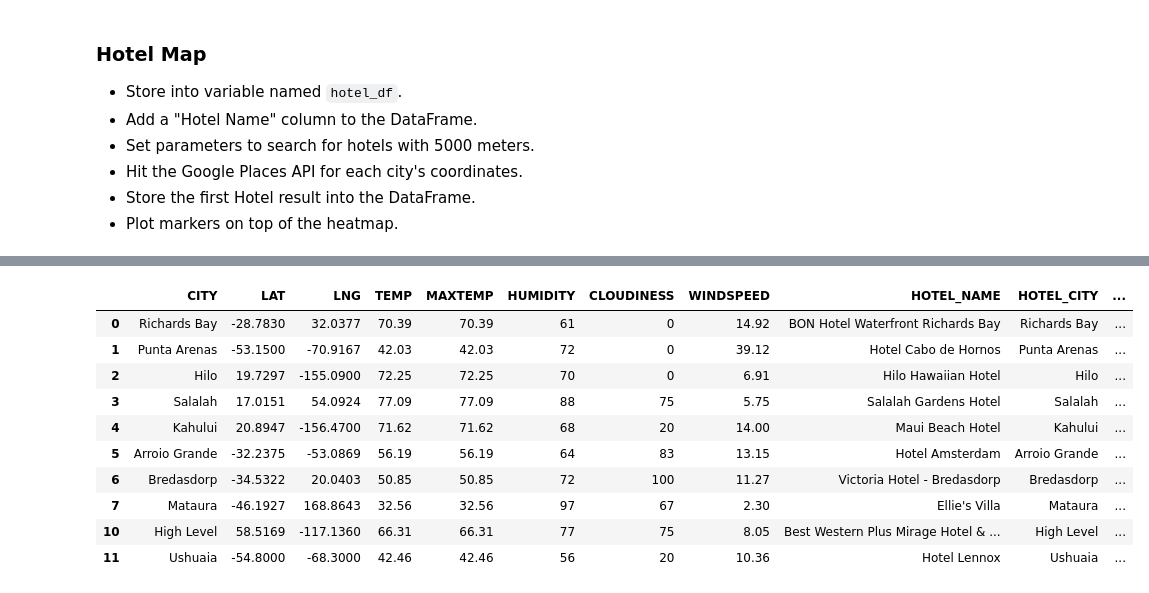
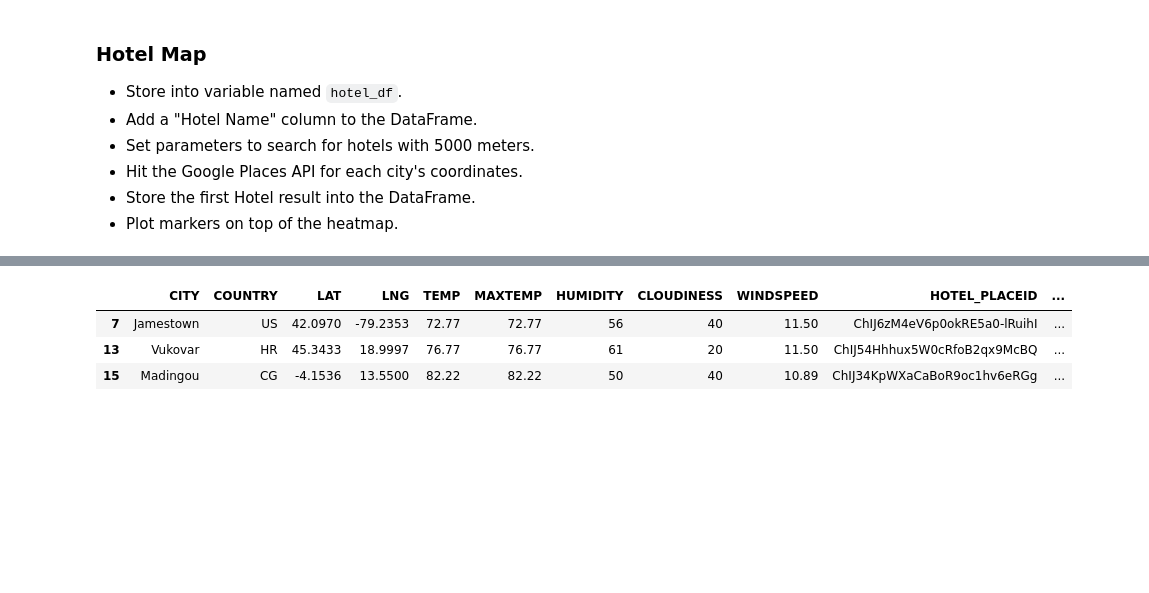
Before and after one commit to billthedataguy/python-api-challenge, a Jupyter notebook: starter_code/VacationPy.ipynb, the cells around one changed output, grey strips where cells are left out. Saved outputs shown, nothing was run; the diff lists cells and outputs as text; code cells hidden in the pictures; blank space fills up the shorter version.

```diff
--- a/starter_code/VacationPy.ipynb
+++ b/starter_code/VacationPy.ipynb
@@ -101,10 +96,13 @@ best_cities_df
 * Store the first Hotel result into the DataFrame.
 * Plot markers on top of the heatmap.
 # %%
-hotel_df = df.copy()
+hotel_df = best_cities_df.copy()
 
+hotel_df["HOTEL_PLACEID"] = "NULL"
 hotel_df["HOTEL_NAME"] = "NULL"
 hotel_df["HOTEL_CITY"] = "NULL"
 hotel_df["HOTEL_COUNTRY"] = "NULL"
 
-hotel_df = hotel_df.head(10)
+hotel_df
+
+# hotel_df = hotel_df.head(10)
@@ -138,15 +142,15 @@ for index, row in hotel_df.iterrows():
 
     # convert to json
     hotel_json = hotel_data.json()
-    pprint(hotel_json)
+    # pprint(hotel_json)
 
 #     # Since some data may be missing we incorporate a try-except to skip any that are missing a data point.
 
     try:
-        hotel_df.loc[index, "HOTEL_NAME"] = hotel_json["results"][0]["name"]
-        hotel_df.loc[index, "HOTEL_CITY"] = hotel_json["results"][0]["plus_code"]["compound_code"].split(",")[0].split(" ", 1)[1]
-        hotel_df.loc[index, "HOTEL_COUNTRY"] = hotel_json["results"][0]["plus_code"]["compound_code"].split(",")[1]
-        # print(f'HOTEL TO ADD: {hotel_json["results"][0]["name"]}')
+        hotel_df.loc[index, "HOTEL_PLACEID"] = hotel_json["results"][0]["place_id"]
+#         hotel_df.loc[index, "HOTEL_CITY"] = hotel_json["results"][0]["plus_code"]["compound_code"].split(",")[0].split(" ", 1)[1]
+#         hotel_df.loc[index, "HOTEL_COUNTRY"] = hotel_json["results"][0]["plus_code"]["compound_code"].split(",")[1]
+#         # print(f'HOTEL TO ADD: {hotel_json["results"][0]["name"]}')
 
     except (KeyError, IndexError):
 
@@ -172,16 +162,13 @@ for index, row in hotel_df.iterrows():
 # %%
-df = hotel_df.loc[   hotel_df["HOTEL_NAME"] != "NULL", :]
-df.reset_index(drop=True)
-df
+cleanhotel_df = hotel_df.loc[ (hotel_df["HOTEL_PLACEID"] != "NULL"), :]
+
+cleanhotel_df
+
+# df = hotel_df.loc[   hotel_df["HOTEL_NAME"] != "NULL", :]
+# df.reset_index(drop=True)
+# df
 # %% [output]
-|  | CITY | LAT | LNG | TEMP | MAXTEMP | HUMIDITY | CLOUDINESS | WINDSPEED | HOTEL_NAME | HOTEL_CITY | ... |
-| 0 | Richards Bay | -28.7830 | 32.0377 | 70.39 | 70.39 | 61 | 0 | 14.92 | BON Hotel Waterfront Richards Bay | Richards Bay | ... |
-| 1 | Punta Arenas | -53.1500 | -70.9167 | 42.03 | 42.03 | 72 | 0 | 39.12 | Hotel Cabo de Hornos | Punta Arenas | ... |
-| 2 | Hilo | 19.7297 | -155.0900 | 72.25 | 72.25 | 70 | 0 | 6.91 | Hilo Hawaiian Hotel | Hilo | ... |
-| 3 | Salalah | 17.0151 | 54.0924 | 77.09 | 77.09 | 88 | 75 | 5.75 | Salalah Gardens Hotel | Salalah | ... |
-| 4 | Kahului | 20.8947 | -156.4700 | 71.62 | 71.62 | 68 | 20 | 14.00 | Maui Beach Hotel | Kahului | ... |
-| 5 | Arroio Grande | -32.2375 | -53.0869 | 56.19 | 56.19 | 64 | 83 | 13.15 | Hotel Amsterdam | Arroio Grande | ... |
-| 6 | Bredasdorp | -34.5322 | 20.0403 | 50.85 | 50.85 | 72 | 100 | 11.27 | Victoria Hotel - Bredasdorp | Bredasdorp | ... |
-| 7 | Mataura | -46.1927 | 168.8643 | 32.56 | 32.56 | 97 | 67 | 2.30 | Ellie's Villa | Mataura | ... |
-| 10 | High Level | 58.5169 | -117.1360 | 66.31 | 66.31 | 77 | 75 | 8.05 | Best Western Plus Mirage Hotel & ... | High Level | ... |
-| 11 | Ushuaia | -54.8000 | -68.3000 | 42.46 | 42.46 | 56 | 20 | 10.36 | Hotel Lennox | Ushuaia | ... |
+|  | CITY | COUNTRY | LAT | LNG | TEMP | MAXTEMP | HUMIDITY | CLOUDINESS | WINDSPEED | HOTEL_PLACEID | ... |
+| 7 | Jamestown | US | 42.0970 | -79.2353 | 72.77 | 72.77 | 56 | 40 | 11.50 | ChIJ6zM4eV6p0okRE5a0-lRuihI | ... |
+| 13 | Vukovar | HR | 45.3433 | 18.9997 | 76.77 | 76.77 | 61 | 20 | 11.50 | ChIJ54Hhhux5W0cRfoB2qx9McBQ | ... |
+| 15 | Madingou | CG | -4.1536 | 13.5500 | 82.22 | 82.22 | 50 | 40 | 10.89 | ChIJ34KpWXaCaBoR9oc1hv6eRGg | ... |
```
Also changed, not shown: parts of 8 cells of this notebook, 2 other files.
